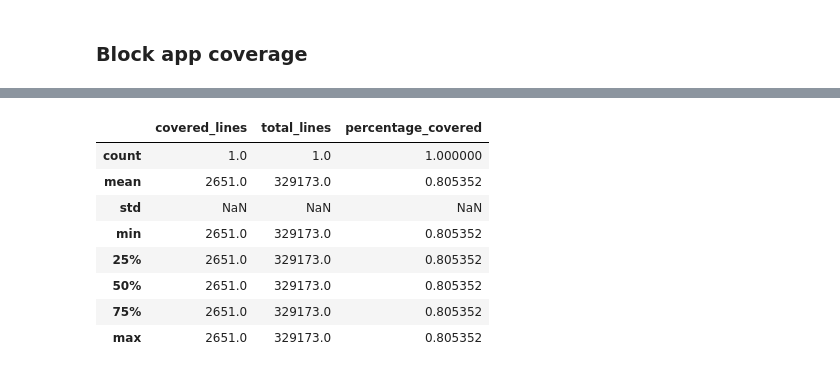
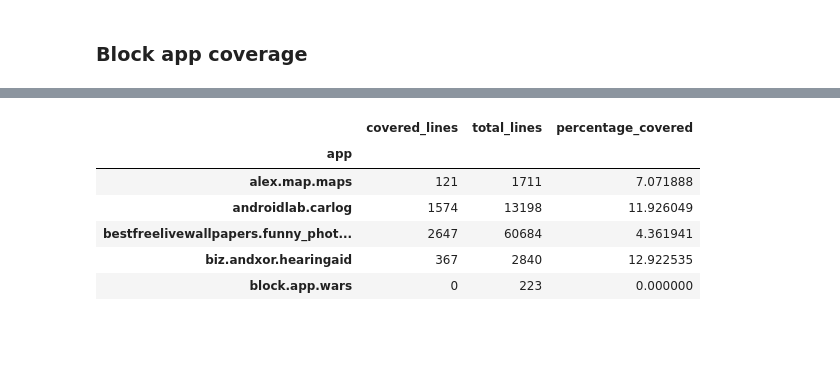
Before and after one commit to sangamk/IncubatorDataAnalyser, a Jupyter notebook: notebooks/Coverage.ipynb, the cells around one changed output, grey strips where cells are left out. Drawn from its saved outputs; the diff is of its cells as text; code cells hidden in the pictures; blank space fills up the shorter version.

```diff
--- a/notebooks/Coverage.ipynb
+++ b/notebooks/Coverage.ipynb
@@ -97,20 +105,18 @@ random_block_coverage_per_app.describe()
 # %%
 systematic_block_coverage_per_app = systematic_coverage_per_app = CoverageHelper.filter("block", "systematic", coverage_df).groupby(["app"])[
     ['covered_lines', 'total_lines']].apply(
     lambda x: x.sum())
 systematic_block_coverage_per_app['percentage_covered'] = (systematic_block_coverage_per_app.covered_lines / systematic_block_coverage_per_app.total_lines) * 100
 systematic_block_coverage_per_app.head()
-systematic_block_coverage_per_app.describe()
+# systematic_block_coverage_per_app.describe()
 # %% [output]
 |  | covered_lines | total_lines | percentage_covered |
-| count | 1.0 | 1.0 | 1.000000 |
-| mean | 2651.0 | 329173.0 | 0.805352 |
-| std | NaN | NaN | NaN |
-| min | 2651.0 | 329173.0 | 0.805352 |
-| 25% | 2651.0 | 329173.0 | 0.805352 |
-| 50% | 2651.0 | 329173.0 | 0.805352 |
-| 75% | 2651.0 | 329173.0 | 0.805352 |
-| max | 2651.0 | 329173.0 | 0.805352 |
+| app |  |  |  |
+| alex.map.maps | 121 | 1711 | 7.071888 |
+| androidlab.carlog | 1574 | 13198 | 11.926049 |
+| bestfreelivewallpapers.funny_phot... | 2647 | 60684 | 4.361941 |
+| biz.andxor.hearingaid | 367 | 2840 | 12.922535 |
+| block.app.wars | 0 | 223 | 0.000000 |
 # %%
 random_and_systematic_block_coverage = pd.concat(
     [random_block_coverage_per_app.percentage_covered.rename('random'), systematic_block_coverage_per_app.percentage_covered.rename('systematic')], axis=1,
```
Also changed, not shown: parts of 10 cells of this notebook, 3 other files.
